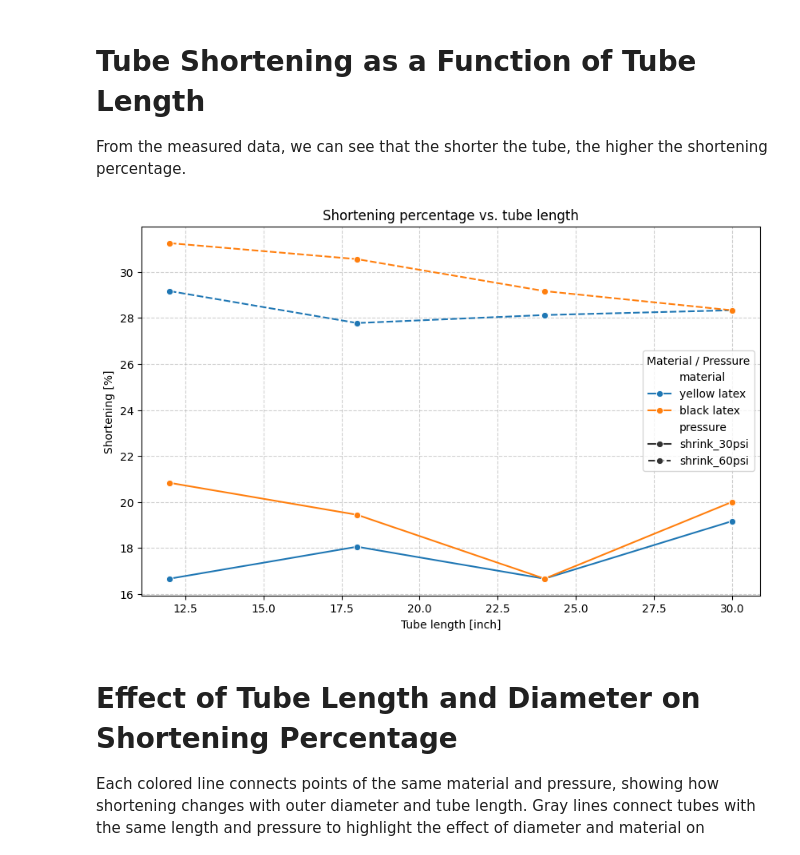
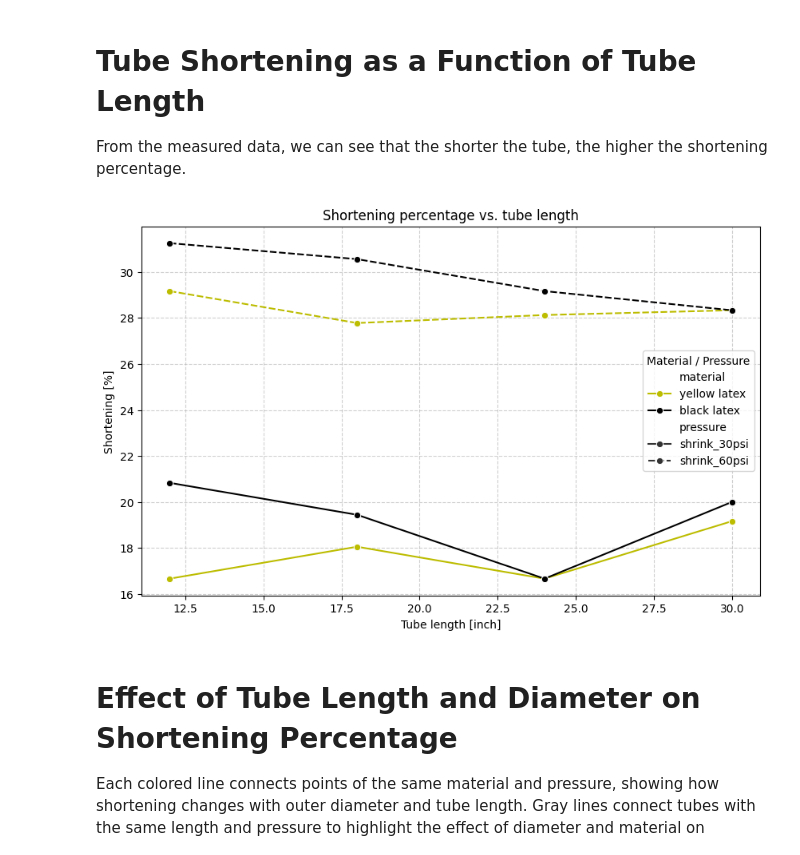
Before and after one commit to matousek11/exoskeleton-charts, a Jupyter notebook: tube-charts.ipynb, the cells around one changed output. Drawn from its saved outputs; the diff is of its cells as text; code cells hidden in the pictures.

```diff
--- a/tube-charts.ipynb
+++ b/tube-charts.ipynb
@@ -27,6 +27,8 @@ df = pd.DataFrame(data, columns=["length_nominal", "material", "length_30psi", "
 # shrink percentage
 df["shrink_30psi"] = (df["length_nominal"] - df["length_30psi"]) / df["length_nominal"] * 100
 df["shrink_60psi"] = (df["length_nominal"] - df["length_60psi"]) / df["length_nominal"] * 100
+
+color_pallete = palette=["#bcbc00", "#000000"]
 # %% [markdown]
 # Percentage reduction based on length and material (outer diameter)
 We can see that shorter the tube is, better contraction we get, also smaller outer diameter in black latex tube could also cause that it has higher shortening percentage.
@@ -66,22 +68,23 @@ From the measured data, we can see that the shorter the tube, the higher the sho
 # %%
 # --- Line chart: Shortening percentage vs tube length ---
 plt.figure(figsize=(10,6))
 sns.lineplot(
     data=df_melt,
     x="length_nominal",
     y="shrink_percent",
     hue="material",
     style="pressure",
-    marker="o"
+    marker="o",
+    palette=color_pallete
 )
 plt.title("Shortening percentage vs. tube length")
 plt.xlabel("Tube length [inch]")
 plt.ylabel("Shortening [%]")
 plt.legend(title="Material / Pressure")
 plt.grid(True, linestyle="--", alpha=0.6)
 plt.show()
 # %% [output]
-[figure, old version]
+[figure, new version]
 # %% [markdown]
 # Effect of Tube Length and Diameter on Shortening Percentage
 Each colored line connects points of the same material and pressure, showing how shortening changes with outer diameter and tube length. Gray lines connect tubes with the same length and pressure to highlight the effect of diameter and material on shortening.
```
Also changed, not shown: parts of 6 cells of this notebook.
